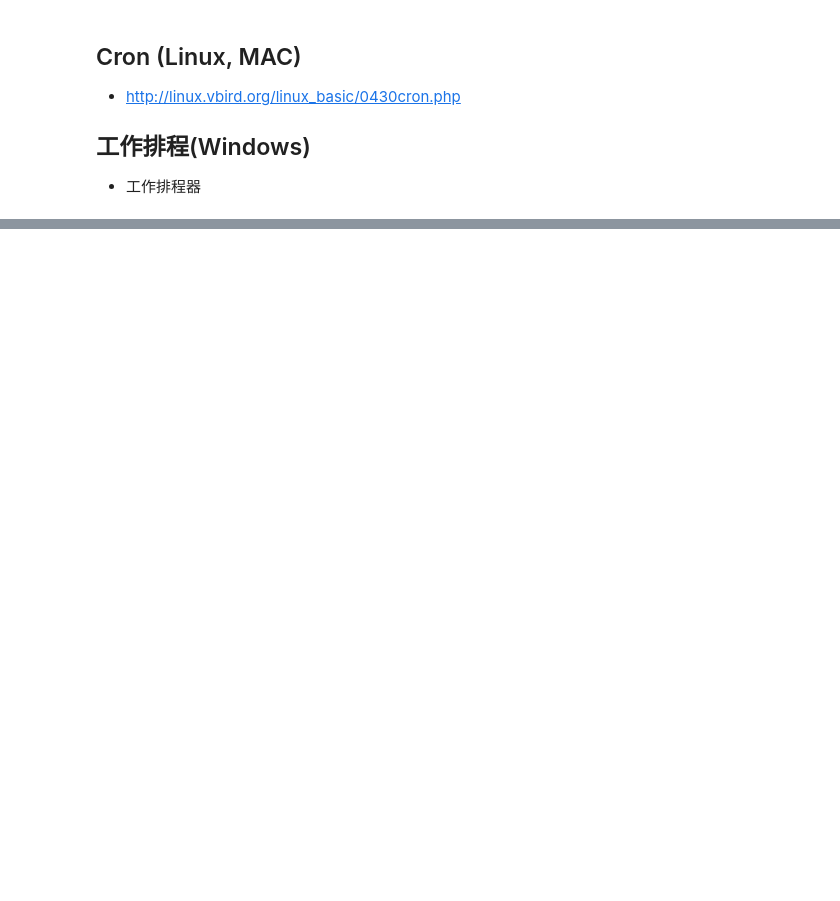
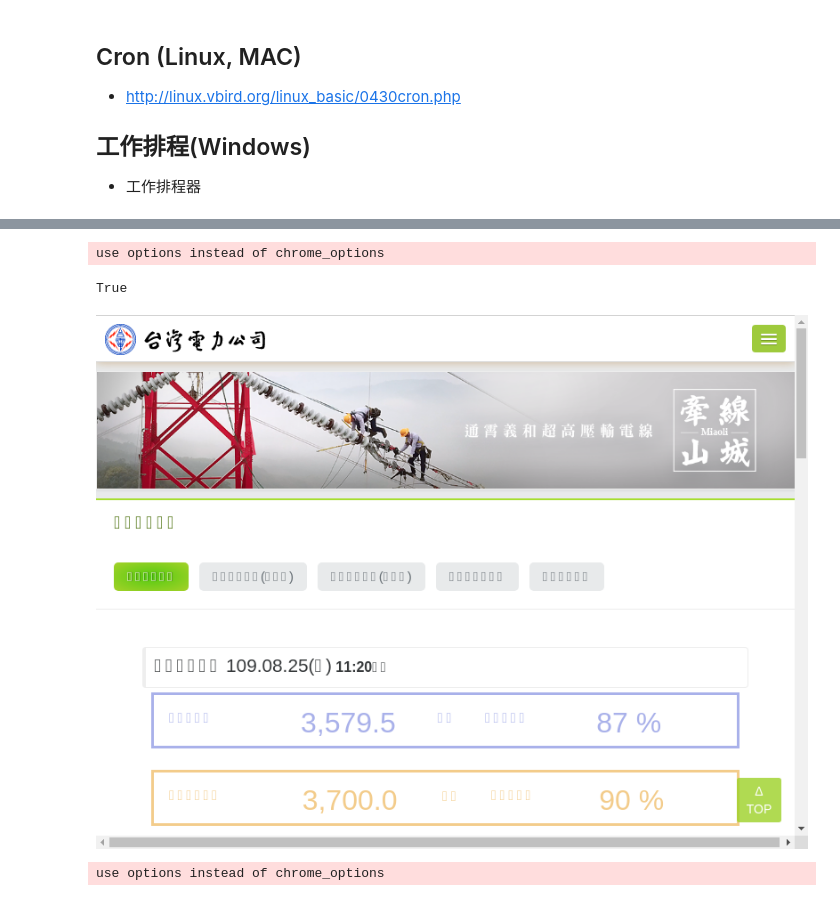
Before and after one commit to ywchiu/taipowerpy, a Jupyter notebook: Demo20200825.ipynb, the cells around one changed output, grey strips where cells are left out. Drawn from its saved outputs; the diff is of its cells as text; code cells hidden in the pictures; blank space fills up the shorter version.

```diff
--- a/Demo20200825.ipynb
+++ b/Demo20200825.ipynb
@@ -146,0 +196,19 @@ fig.show()
+# %%
+from selenium import webdriver
+chrome_options = webdriver.ChromeOptions()
+chrome_options.add_argument('--headless')
+chrome_options.add_argument('--no-sandbox')
+chrome_options.add_argument('--disable-dev-shm-usage')
+wd = webdriver.Chrome('chromedriver',chrome_options=chrome_options)
+wd.get("https://www.taipower.com.tw/tc/page.aspx?mid=206")
+# %% [output]
+use options instead of chrome_options
+# %%
+wd.get_screenshot_as_file('1.png')
+# %% [output]
+True
+# %%
+from PIL import Image
+Image.open('1.png')
+# %% [output]
+[figure, added]
@@ -146,0 +219,10 @@ fig.show()
+# %%
+from selenium import webdriver
+chrome_options = webdriver.ChromeOptions()
+chrome_options.add_argument('--headless')
+chrome_options.add_argument('--no-sandbox')
+chrome_options.add_argument('--disable-dev-shm-usage')
+wd = webdriver.Chrome('chromedriver',chrome_options=chrome_options)
+wd.get("https://www.google.com/")
+# %% [output]
+use options instead of chrome_options
```
Also changed, not shown: parts of 21 cells of this notebook.
